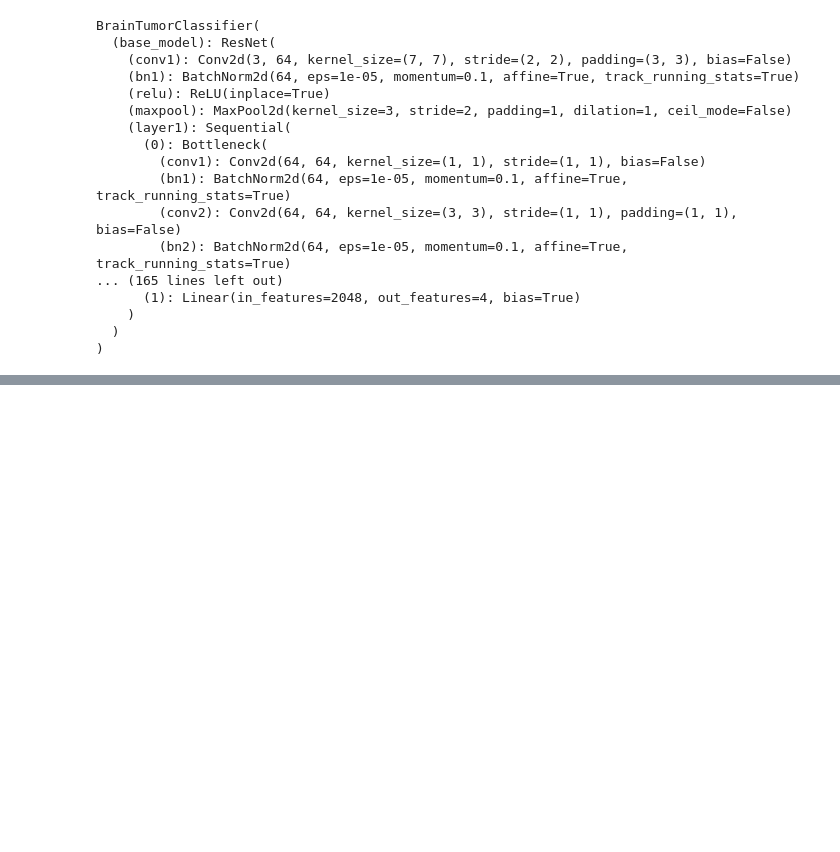
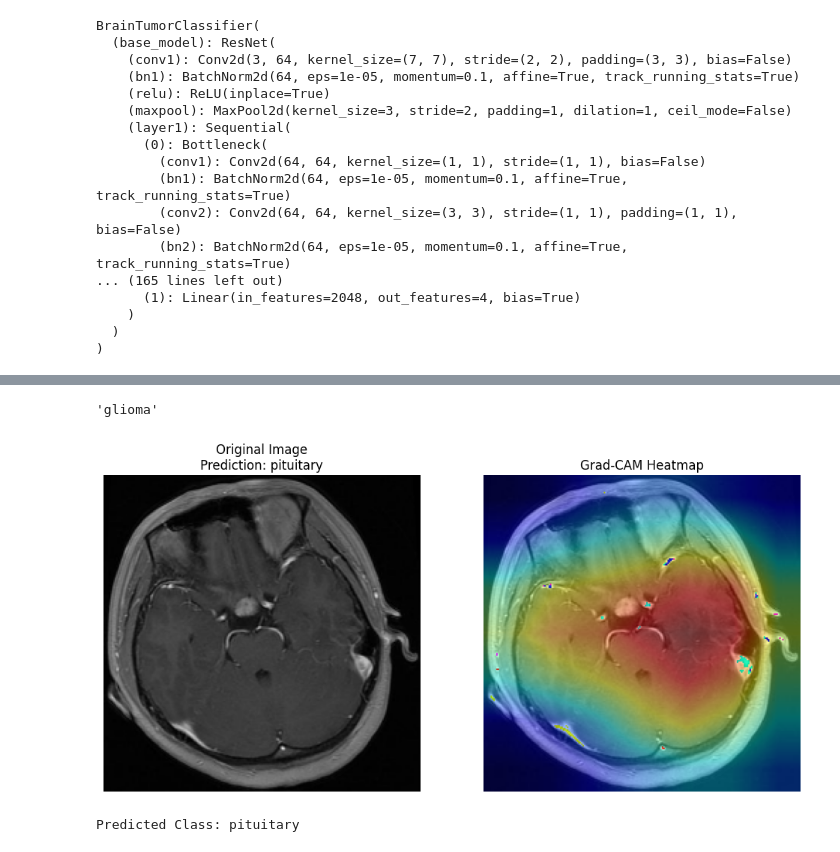
Before and after one commit to tapan0p/Brain-Tumor-Classification, a Jupyter notebook: grad-CAM.ipynb, the cells around one changed output, grey strips where cells are left out. Saved outputs shown, nothing was run; the diff lists cells and outputs as text; code cells hidden in the pictures; blank space fills up the shorter version.

```diff
--- a/grad-CAM.ipynb
+++ b/grad-CAM.ipynb
@@ -35,7 +24,7 @@ def crop_img(img):
     """
     Finds the extreme points on the image and crops the rectangular region.
     """
-    gray = cv2.cvtColor(img, cv2.COLOR_RGB2GRAY)
+    gray = cv2.cvtColor(img, cv2.COLOR_BGR2GRAY)
     gray = cv2.GaussianBlur(gray, (3, 3), 0)
     thresh = cv2.threshold(gray, 45, 255, cv2.THRESH_BINARY)[1]
     thresh = cv2.erode(thresh, None, iterations=2)
@@ -115,0 +63,7 @@ def inference_pipeline(image_path, model):
+# %%
+val_test_transform = transforms.Compose([
+    transforms.ToPILImage(),
+    transforms.Resize((224, 224)),
+    transforms.ToTensor(),
+    transforms.Normalize(mean=[0.485, 0.456, 0.406], std=[0.229, 0.224, 0.225])  # ImageNet stats
+])
@@ -134,7 +120,7 @@ class BrainTumorClassifier(nn.Module):
         return self.base_model(x)
 # %%
 model = BrainTumorClassifier(num_classes=4)
-model_path = "Model/brain_tumor_classifier_05.pth"
+model_path = "Model/brain_tumor_classifier.pth"
 model.load_state_dict(torch.load(model_path,map_location=torch.device('cpu')))
 model.eval()
 # %% [output]
@@ -230,0 +144,7 @@ weighted avg       0.45      0.38      0.28      1311
+# %%
+image_path = "Brain_Tumor_MRI_Dataset\Testing\glioma\Te-gl_0010.jpg"
+
+class_list = ['glioma', 'meningioma', 'notumor', 'pituitary']
+inference_pipeline(image_path,model,class_list)
+# %% [output]
+'glioma'
@@ -230,0 +228,10 @@ weighted avg       0.45      0.38      0.28      1311
+# %%
+image_path = "Brain_Tumor_MRI_Dataset\Testing\pituitary\Te-pi_0013.jpg"
+
+class_list = ['glioma', 'meningioma', 'notumor', 'pituitary']
+predicted_class = gradcam_pipeline(image_path, model, class_list)
+
+print(f"Predicted Class: {predicted_class}")
+# %% [output]
+[figure, added]
+Predicted Class: pituitary
```
Also changed, not shown: parts of 6 cells of this notebook, 3 other files.
